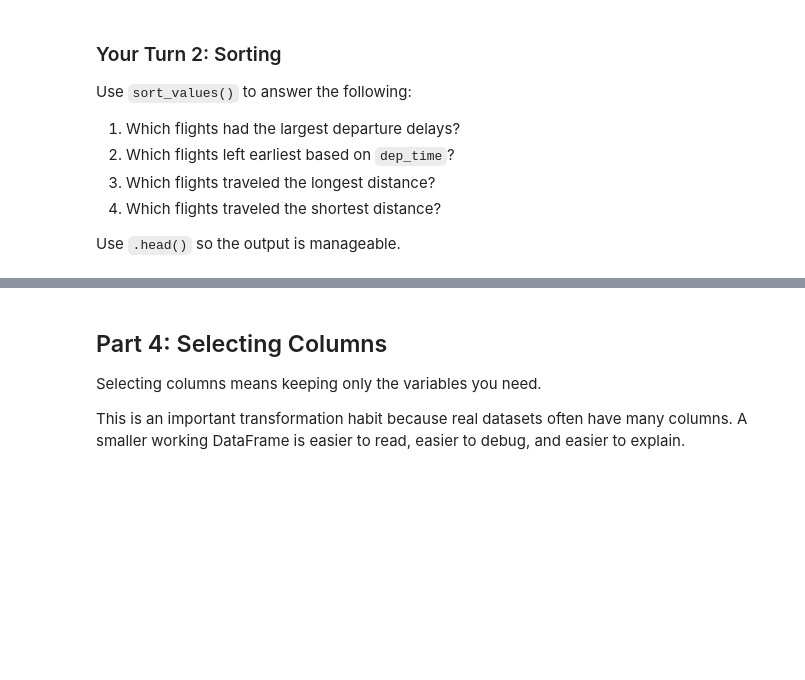
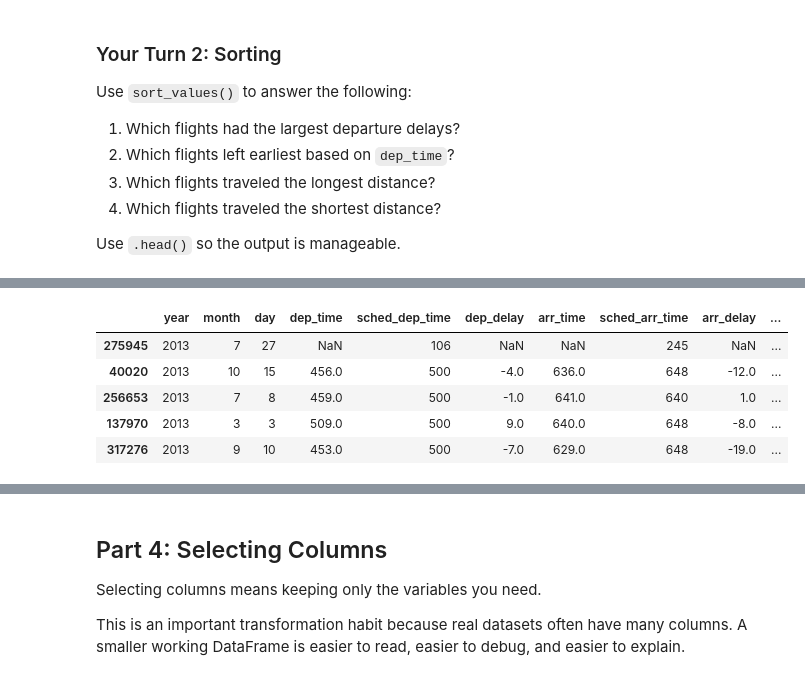
Before and after one commit to angelinaharding0301/ban6003-week5-6-AngelinaHarding, a Jupyter notebook: notebooks/module5_basic_transformation_guided_lab.ipynb, the cells around one changed output, grey strips where cells are left out. Cells and saved outputs as stored; diff of their text form; code cells hidden in the pictures; blank space fills up the shorter version.

```diff
--- a/notebooks/module5_basic_transformation_guided_lab.ipynb
+++ b/notebooks/module5_basic_transformation_guided_lab.ipynb
@@ -290,5 +325,12 @@ Use `.head()` so the output is manageable.
 # %%
 # 2. Earliest departure times
-# Your code here
+flights.sort_values("sched_dep_time", ascending=True).head()
+# %% [output]
+|  | year | month | day | dep_time | sched_dep_time | dep_delay | arr_time | sched_arr_time | arr_delay | ... |
+| 275945 | 2013 | 7 | 27 | NaN | 106 | NaN | NaN | 245 | NaN | ... |
+| 40020 | 2013 | 10 | 15 | 456.0 | 500 | -4.0 | 636.0 | 648 | -12.0 | ... |
+| 256653 | 2013 | 7 | 8 | 459.0 | 500 | -1.0 | 641.0 | 640 | 1.0 | ... |
+| 137970 | 2013 | 3 | 3 | 509.0 | 500 | 9.0 | 640.0 | 648 | -8.0 | ... |
+| 317276 | 2013 | 9 | 10 | 453.0 | 500 | -7.0 | 629.0 | 648 | -19.0 | ... |
 # %%
 # 3. Longest distances
```
Also changed, not shown: parts of 19 cells of this notebook.
